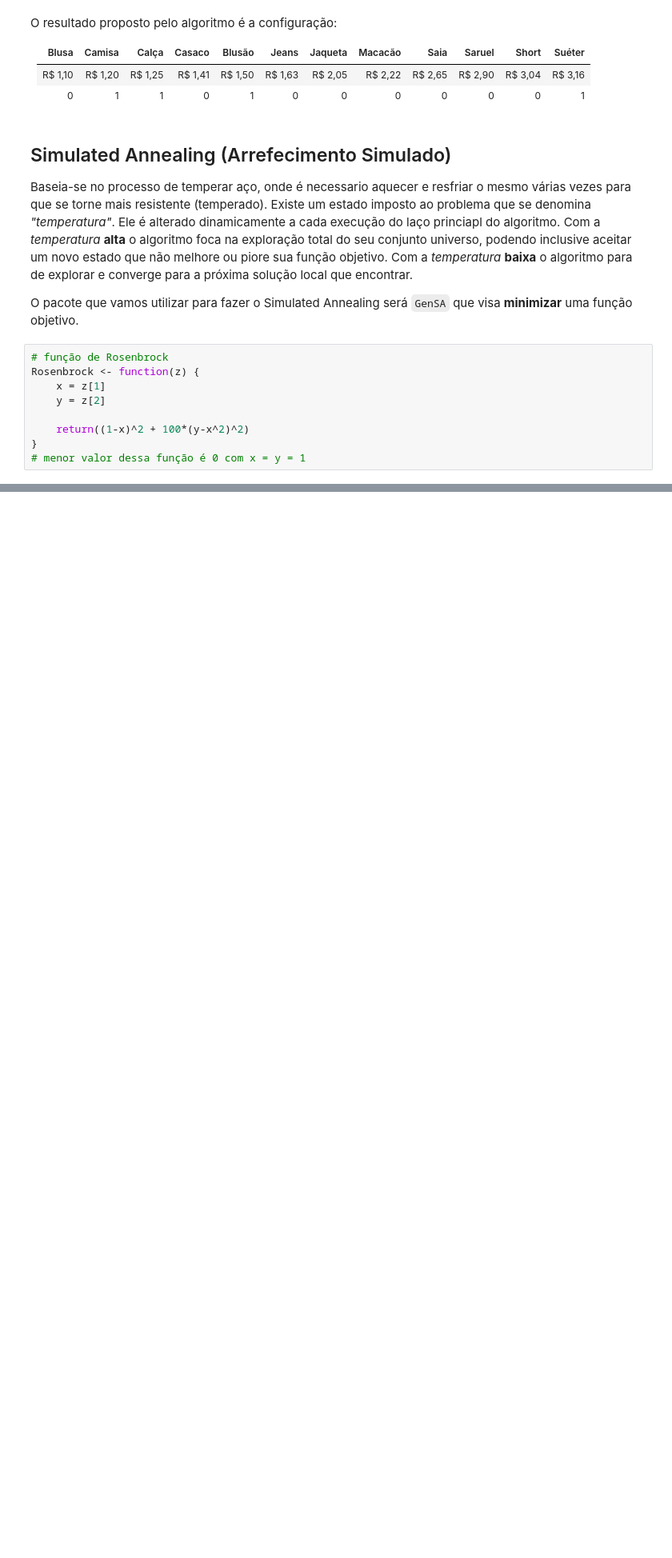
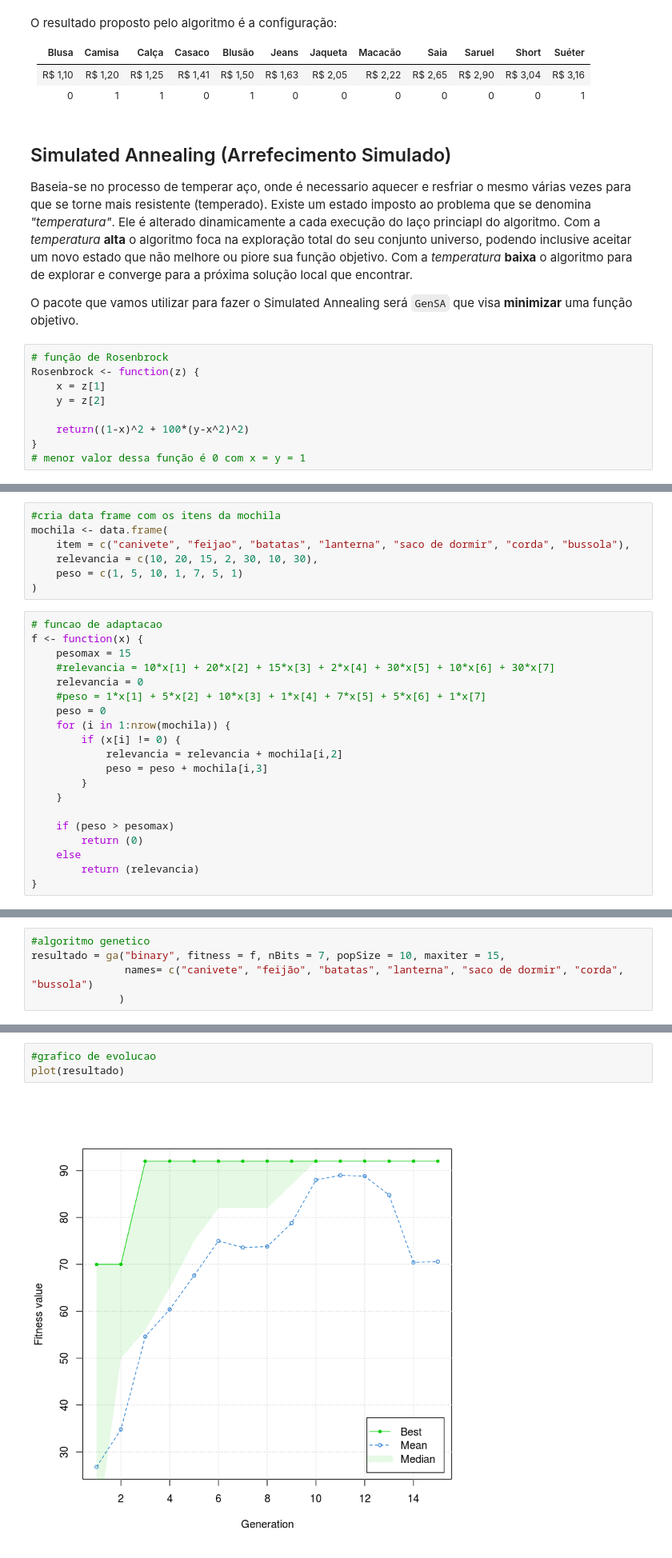
Before and after one commit to thbighead/jupyter-studies, a Jupyter notebook: Aprendizados R Scientist.ipynb, the cells around one changed output, grey strips where cells are left out. Shown at 80% size. Drawn from its saved outputs; the diff is of its cells as text; blank space fills up the shorter version.

```diff
--- a/Aprendizados R Scientist.ipynb
+++ b/Aprendizados R Scientist.ipynb
@@ -953,0 +1132,27 @@ $counts
+# %%
+#cria data frame com os itens da mochila
+mochila <- data.frame(
+    item = c("canivete", "feijao", "batatas", "lanterna", "saco de dormir", "corda", "bussola"),
+    relevancia = c(10, 20, 15, 2, 30, 10, 30),
+    peso = c(1, 5, 10, 1, 7, 5, 1)
+)
+# %%
+# funcao de adaptacao
+f <- function(x) {
+    pesomax = 15
+    #relevancia = 10*x[1] + 20*x[2] + 15*x[3] + 2*x[4] + 30*x[5] + 10*x[6] + 30*x[7]
+    relevancia = 0
+    #peso = 1*x[1] + 5*x[2] + 10*x[3] + 1*x[4] + 7*x[5] + 5*x[6] + 1*x[7]
+    peso = 0
+    for (i in 1:nrow(mochila)) {
+        if (x[i] != 0) {
+            relevancia = relevancia + mochila[i,2]
+            peso = peso + mochila[i,3]
+        }
+    }
+
+    if (peso > pesomax)
+        return (0)
+    else
+        return (relevancia)
+}
@@ -953,0 +1162,5 @@ $counts
+# %%
+#algoritmo genetico
+resultado = ga("binary", fitness = f, nBits = 7, popSize = 10, maxiter = 15,
+               names= c("canivete", "feijão", "batatas", "lanterna", "saco de dormir", "corda", "bussola")
+              )
@@ -953,0 +1193,5 @@ $counts
+# %%
+#grafico de evolucao
+plot(resultado)
+# %% [output]
+[figure, added]
```
Also changed, not shown: parts of 26 cells of this notebook.
